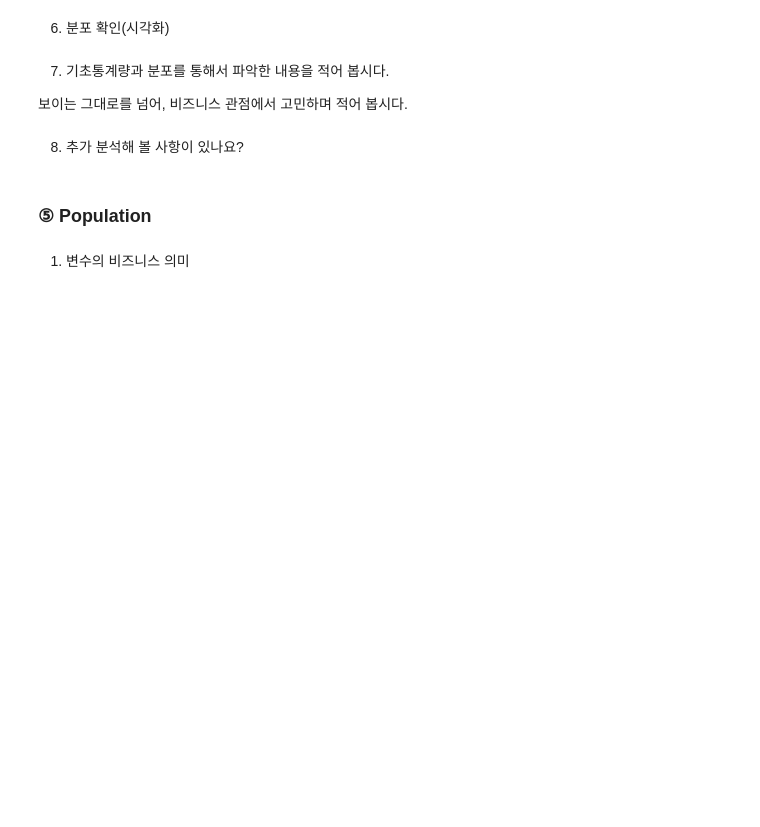
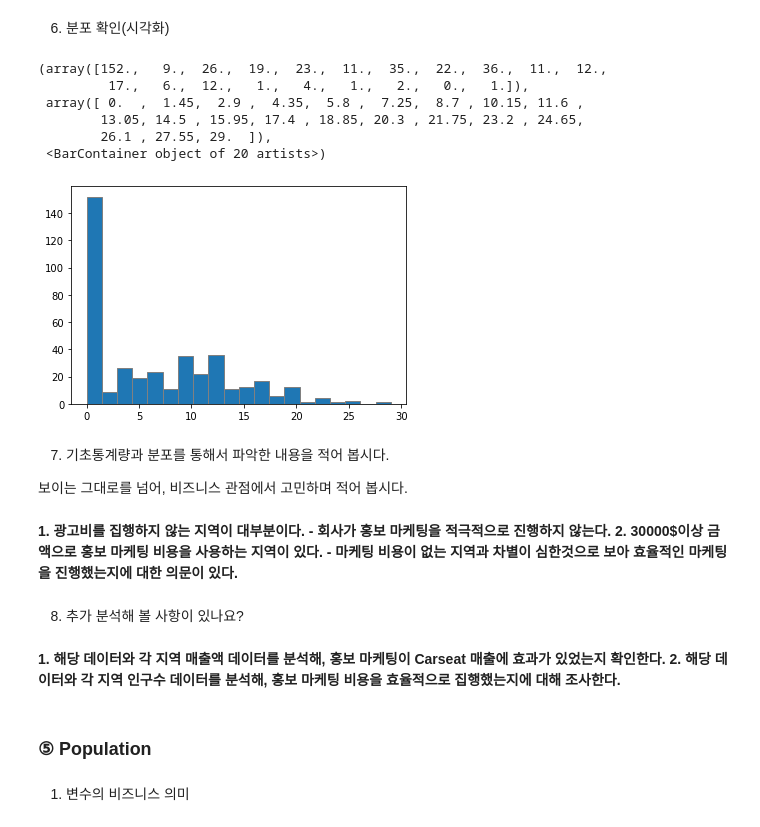
Before and after one commit to baekmani/CarSeat-Data-Analysis, a Jupyter notebook: 데이터 분석 - CarSeat 판매량 저하.ipynb, the cells around one changed output. Saved outputs shown, nothing was run; the diff lists cells and outputs as text; code cells hidden in the pictures; blank space fills up the shorter version.

Commit message:
Data Analysis v1.5 - 4, 5, 6과 추가

```diff
--- a/데이터 분석 - CarSeat 판매량 저하.ipynb
+++ b/데이터 분석 - CarSeat 판매량 저하.ipynb
@@ -283,10 +307,28 @@ var = 'Advertising'
 # %% [markdown]
 6) 분포 확인(시각화)
+# %%
+plt.hist(data[var], bins = 20, edgecolor = 'gray')
+# %% [output]
+(array([152.,   9.,  26.,  19.,  23.,  11.,  35.,  22.,  36.,  11.,  12.,
+         17.,   6.,  12.,   1.,   4.,   1.,   2.,   0.,   1.]),
+ array([ 0.  ,  1.45,  2.9 ,  4.35,  5.8 ,  7.25,  8.7 , 10.15, 11.6 ,
+        13.05, 14.5 , 15.95, 17.4 , 18.85, 20.3 , 21.75, 23.2 , 24.65,
+        26.1 , 27.55, 29.  ]),
+ <BarContainer object of 20 artists>)
+[figure, added]
 # %% [markdown]
 7) 기초통계량과 분포를 통해서 파악한 내용을 적어 봅시다.
 
 보이는 그대로를 넘어, 비즈니스 관점에서 고민하며 적어 봅시다.
+# %% [markdown]
+**1. 광고비를 집행하지 않는 지역이 대부분이다.**</br>
+  **- 회사가 홍보 마케팅을 적극적으로 진행하지 않는다.**</br></br>
+**2. 30000$이상 금액으로 홍보 마케팅 비용을 사용하는 지역이 있다.**</br></br>
+  **- 마케팅 비용이 없는 지역과 차별이 심한것으로 보아 효율적인 마케팅을 진행했는지에 대한 의문이 있다.**</br></br>
 # %% [markdown]
 8) 추가 분석해 볼 사항이 있나요?
+# %% [markdown]
+**1. 해당 데이터와 각 지역 매출액 데이터를 분석해, 홍보 마케팅이 Carseat 매출에 효과가 있었는지 확인한다.**</br>
+**2. 해당 데이터와 각 지역 인구수 데이터를 분석해, 홍보 마케팅 비용을 효율적으로 집행했는지에 대해 조사한다.**</br>
 # %% [markdown]
 ### ⑤ Population
```
Also changed, not shown: parts of 23 cells of this notebook.
